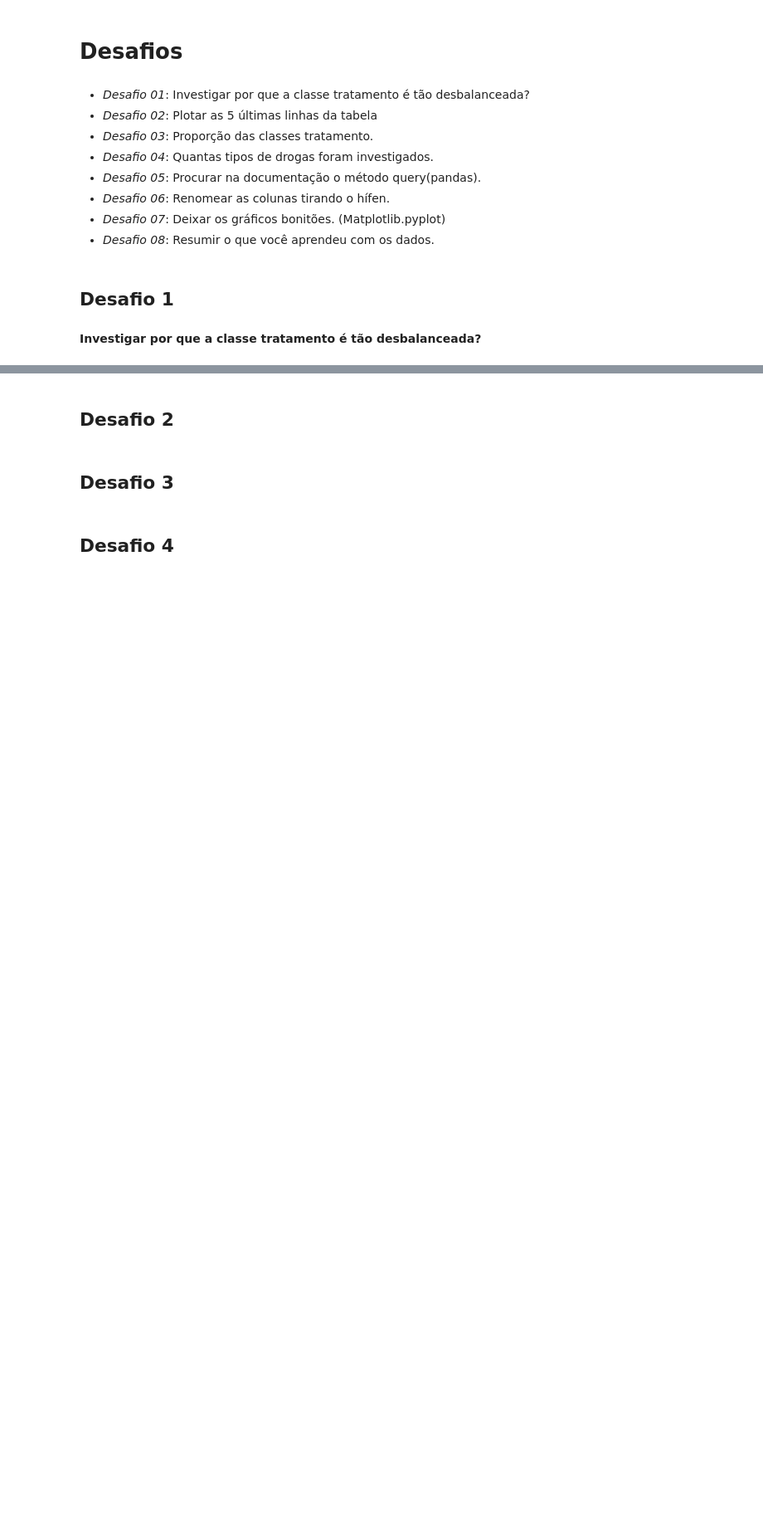
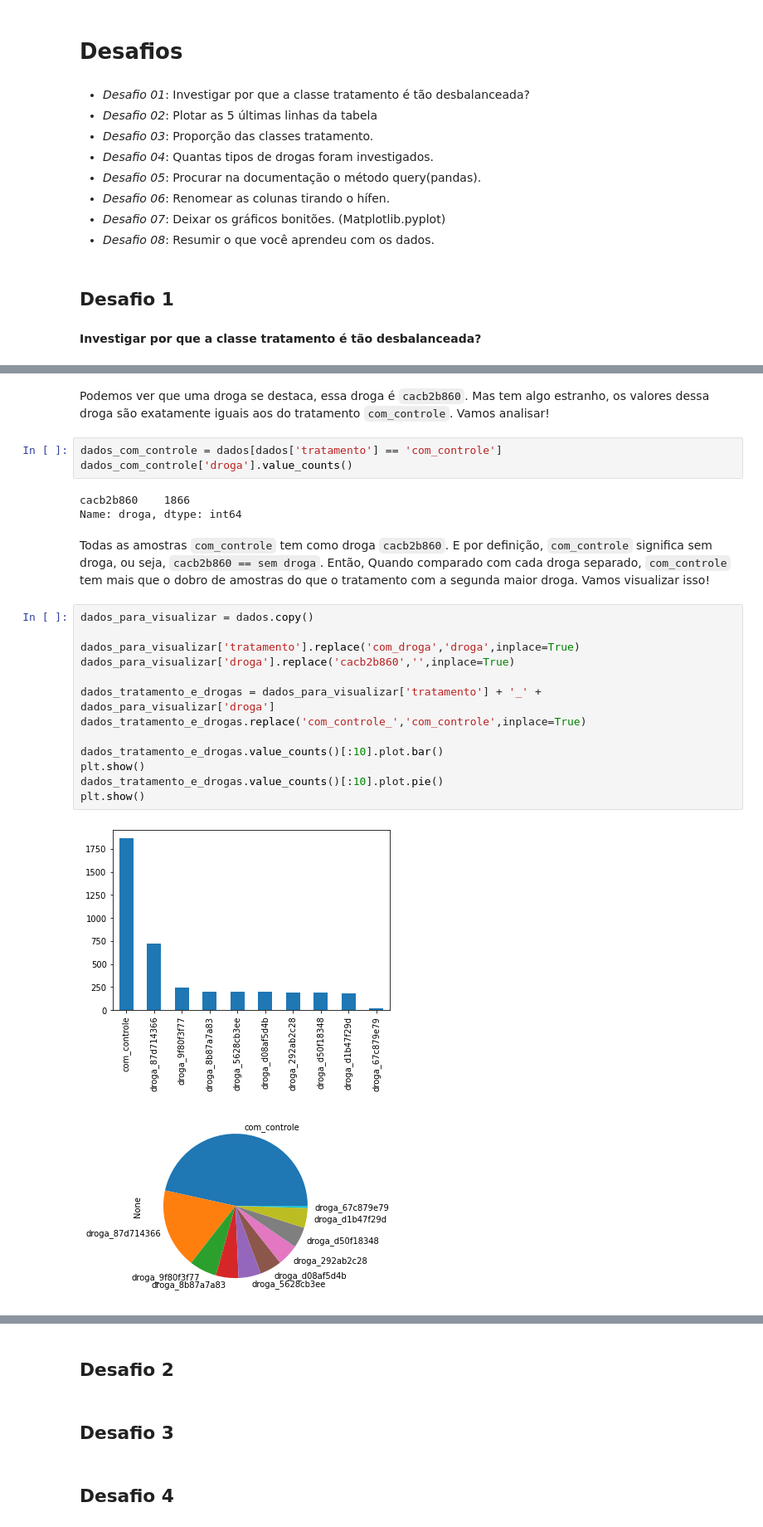
Before and after one commit to LincolnVS/ImersaoDadosAlura, a Jupyter notebook: Aula_01_Desafios.ipynb, the cells around one changed output, grey strips where cells are left out. Shown at 83% size. Cells and saved outputs as stored; diff of their text form; blank space fills up the shorter version.

```diff
--- a/Aula_01_Desafios.ipynb
+++ b/Aula_01_Desafios.ipynb
@@ -93,0 +127,26 @@ Com esses 2 graficos que conseguimos extrair a seguinte informação:
+# %% [markdown]
+Podemos ver que uma droga se destaca, essa droga é `cacb2b860`. Mas tem algo estranho, os valores dessa droga são exatamente iguais aos do tratamento `com_controle`. Vamos analisar!
+# %%
+dados_com_controle = dados[dados['tratamento'] == 'com_controle']
+dados_com_controle['droga'].value_counts()
+# %% [output]
+cacb2b860    1866
+Name: droga, dtype: int64
+# %% [markdown]
+Todas as amostras `com_controle` tem como droga `cacb2b860`. E por definição, `com_controle` significa sem droga, ou seja, `cacb2b860 == sem droga`. Então, Quando comparado com cada droga separado, `com_controle` tem mais que o dobro de amostras do que o tratamento com a segunda maior droga. Vamos visualizar isso!
+# %%
+dados_para_visualizar = dados.copy()
+
+dados_para_visualizar['tratamento'].replace('com_droga','droga',inplace=True)
+dados_para_visualizar['droga'].replace('cacb2b860','',inplace=True)
+
+dados_tratamento_e_drogas = dados_para_visualizar['tratamento'] + '_' + dados_para_visualizar['droga']
+dados_tratamento_e_drogas.replace('com_controle_','com_controle',inplace=True)
+
+dados_tratamento_e_drogas.value_counts()[:10].plot.bar()
+plt.show()
+dados_tratamento_e_drogas.value_counts()[:10].plot.pie()
+plt.show()
+# %% [output]
+[figure, added]
+[figure, added]
```
Also changed, not shown: parts of 6 cells of this notebook.
